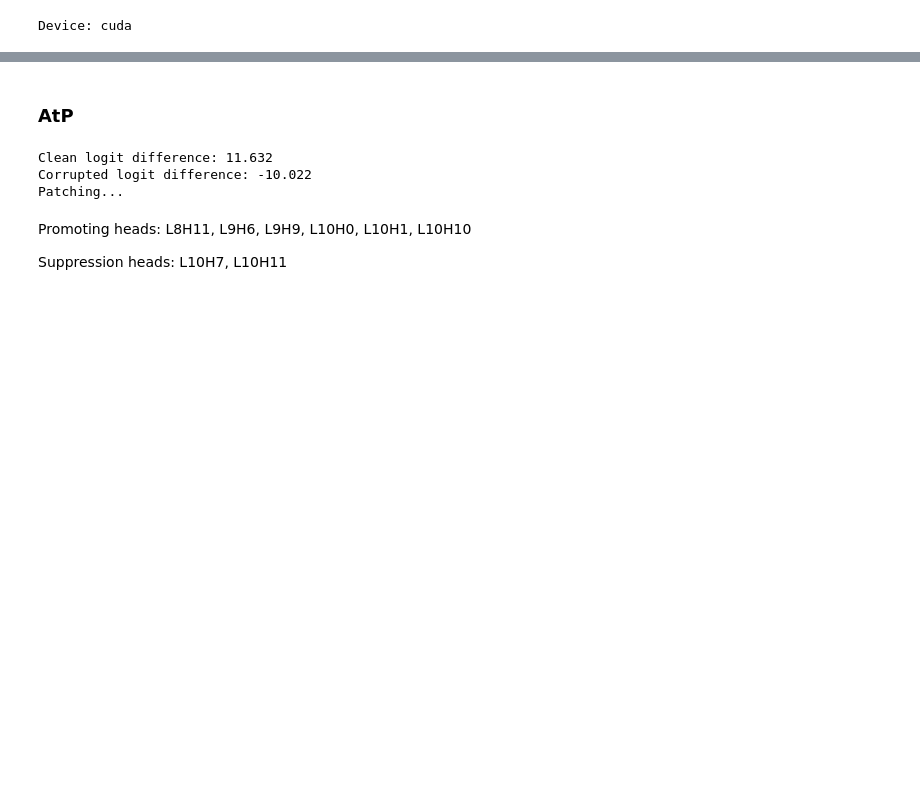
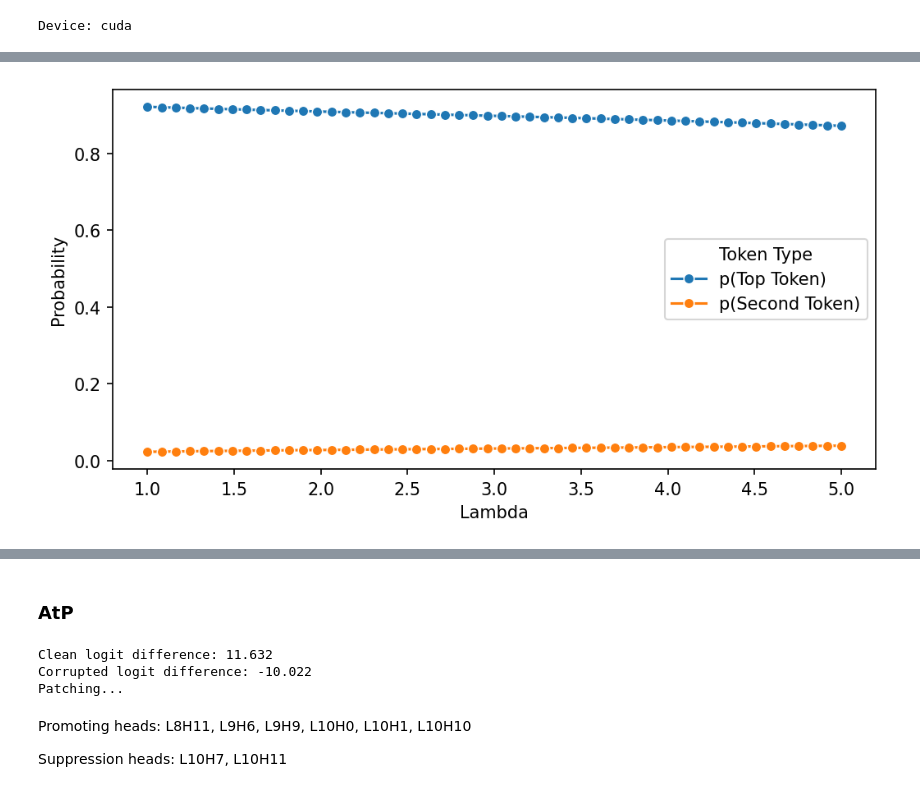
Before and after one commit to ghidav/mats-interp, a Jupyter notebook: experiments/002-task-vectors/002-tv.ipynb, the cells around one changed output, grey strips where cells are left out. Saved outputs shown, nothing was run; the diff lists cells and outputs as text; code cells hidden in the pictures; blank space fills up the shorter version.

```diff
--- a/experiments/002-task-vectors/002-tv.ipynb
+++ b/experiments/002-task-vectors/002-tv.ipynb
@@ -84,0 +145,31 @@ I'm Laura and I'm 25 years old.
+# %%
+heads = [(8, 11), (9, 6), (9, 9), (10, 0), (10, 1), (10, 10)]
+top_token_probas = []
+second_token_probas = []
+lams = np.linspace(1, 5, 50)
+
+for lam in tqdm(lams):
+    with torch.no_grad():
+        vals, idxs = model.run_with_hooks(
+            model.to_tokens(clean_prompt),
+            fwd_hooks=[
+                (
+                    f"blocks.{l}.attn.hook_result",
+                    partial(head_modifier_hook, head_id=h, lam=lam),
+                ) for l, h in heads
+            ]
+        ).softmax(-1).topk(10, dim=-1)
+
+        top_token_probas.append(vals[0, -1, 0].item())
+        second_token_probas.append(vals[0, -1, 1].item())
+# %%
+import pandas as pd
+fig = plt.figure(figsize=(8, 4), dpi=150)
+data = pd.DataFrame({
+    'Lambda': lams,
+    'p(Top Token)': top_token_probas,
+    'p(Second Token)': second_token_probas,
+}).melt(id_vars='Lambda', var_name='Token Type', value_name='Probability')
+ax = sns.lineplot(data=data, x='Lambda', y='Probability', hue='Token Type', marker='o')
+# %% [output]
+[figure, added]
```
Also changed, not shown: parts of 31 cells of this notebook, 3 other files.
